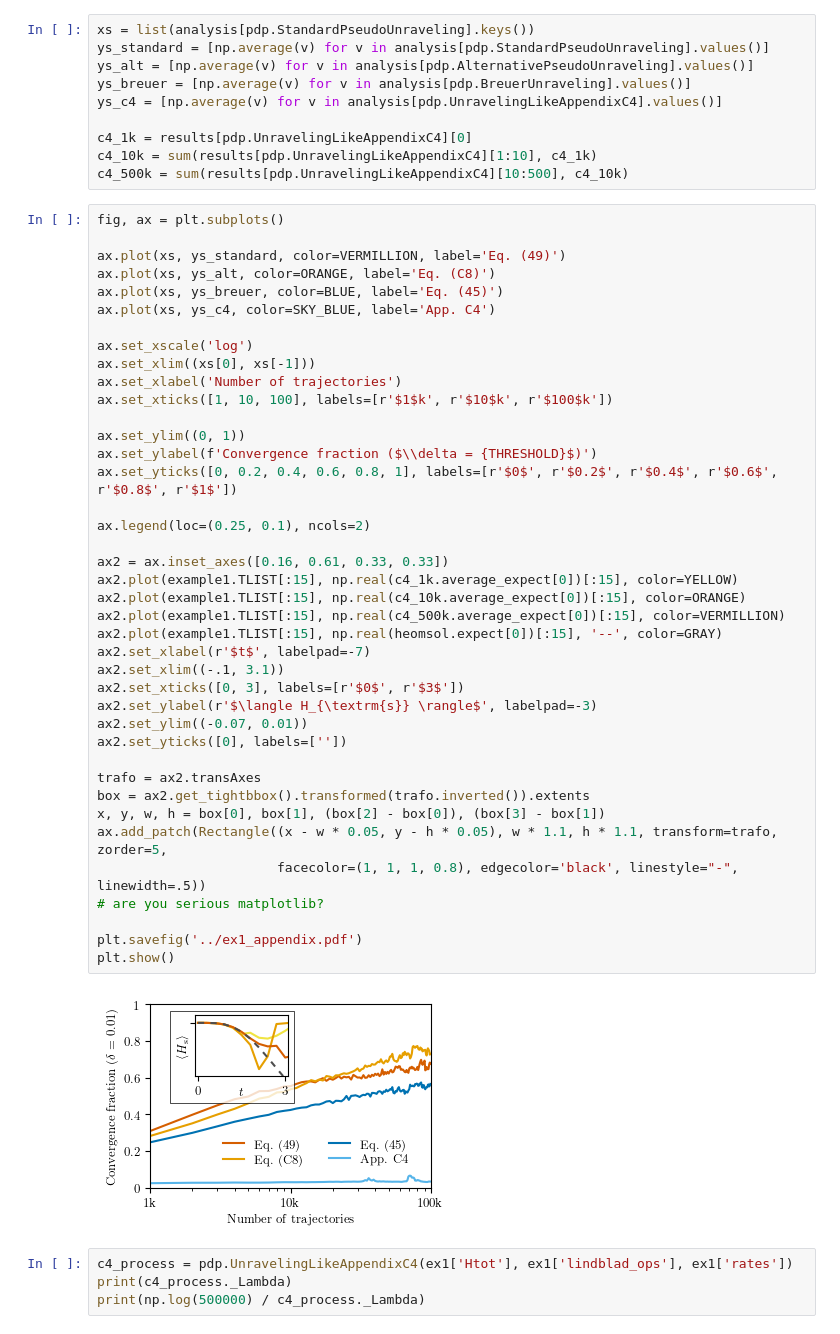
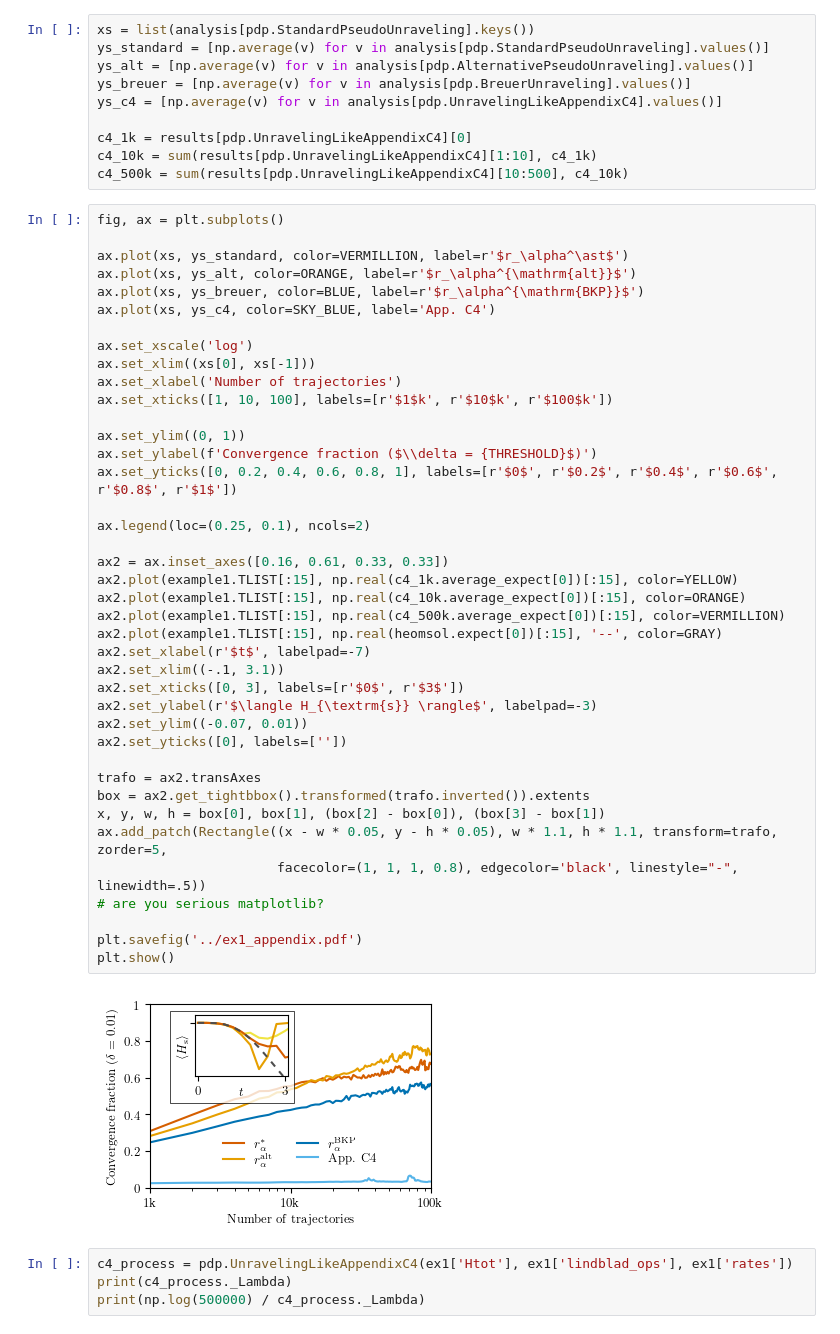
Before and after one commit to pmenczel/Pseudomode-Examples, a Jupyter notebook: example1.ipynb, the cells around one changed output. Saved outputs shown, nothing was run; the diff lists cells and outputs as text.

Commit message:
Changed Fig. 5 legend text

```diff
--- a/example1.ipynb
+++ b/example1.ipynb
@@ -273,9 +273,9 @@ c4_500k = sum(results[pdp.UnravelingLikeAppendixC4][10:500], c4_10k)
 # %%
 fig, ax = plt.subplots()
 
-ax.plot(xs, ys_standard, color=VERMILLION, label='Eq. (49)')
-ax.plot(xs, ys_alt, color=ORANGE, label='Eq. (C8)')
-ax.plot(xs, ys_breuer, color=BLUE, label='Eq. (45)')
+ax.plot(xs, ys_standard, color=VERMILLION, label=r'$r_\alpha^\ast$')
+ax.plot(xs, ys_alt, color=ORANGE, label=r'$r_\alpha^{\mathrm{alt}}$')
+ax.plot(xs, ys_breuer, color=BLUE, label=r'$r_\alpha^{\mathrm{BKP}}$')
 ax.plot(xs, ys_c4, color=SKY_BLUE, label='App. C4')
 
 ax.set_xscale('log')
@@ -284,34 +284,34 @@ ax.set_xlabel('Number of trajectories')
 ax.set_xticks([1, 10, 100], labels=[r'$1$k', r'$10$k', r'$100$k'])
 
 ax.set_ylim((0, 1))
 ax.set_ylabel(f'Convergence fraction ($\\delta = {THRESHOLD}$)')
 ax.set_yticks([0, 0.2, 0.4, 0.6, 0.8, 1], labels=[r'$0$', r'$0.2$', r'$0.4$', r'$0.6$', r'$0.8$', r'$1$'])
 
 ax.legend(loc=(0.25, 0.1), ncols=2)
 
 ax2 = ax.inset_axes([0.16, 0.61, 0.33, 0.33])
 ax2.plot(example1.TLIST[:15], np.real(c4_1k.average_expect[0])[:15], color=YELLOW)
 ax2.plot(example1.TLIST[:15], np.real(c4_10k.average_expect[0])[:15], color=ORANGE)
 ax2.plot(example1.TLIST[:15], np.real(c4_500k.average_expect[0])[:15], color=VERMILLION)
 ax2.plot(example1.TLIST[:15], np.real(heomsol.expect[0])[:15], '--', color=GRAY)
 ax2.set_xlabel(r'$t$', labelpad=-7)
 ax2.set_xlim((-.1, 3.1))
 ax2.set_xticks([0, 3], labels=[r'$0$', r'$3$'])
 ax2.set_ylabel(r'$\langle H_{\textrm{s}} \rangle$', labelpad=-3)
 ax2.set_ylim((-0.07, 0.01))
 ax2.set_yticks([0], labels=[''])
 
 trafo = ax2.transAxes
 box = ax2.get_tightbbox().transformed(trafo.inverted()).extents
 x, y, w, h = box[0], box[1], (box[2] - box[0]), (box[3] - box[1])
 ax.add_patch(Rectangle((x - w * 0.05, y - h * 0.05), w * 1.1, h * 1.1, transform=trafo, zorder=5,
                        facecolor=(1, 1, 1, 0.8), edgecolor='black', linestyle="-", linewidth=.5))
 # are you serious matplotlib?
 
 plt.savefig('../ex1_appendix.pdf')
 plt.show()
 # %% [output]
-[figure, old version]
+[figure, new version]
 # %%
 c4_process = pdp.UnravelingLikeAppendixC4(ex1['Htot'], ex1['lindblad_ops'], ex1['rates'])
 print(c4_process._Lambda)
```
